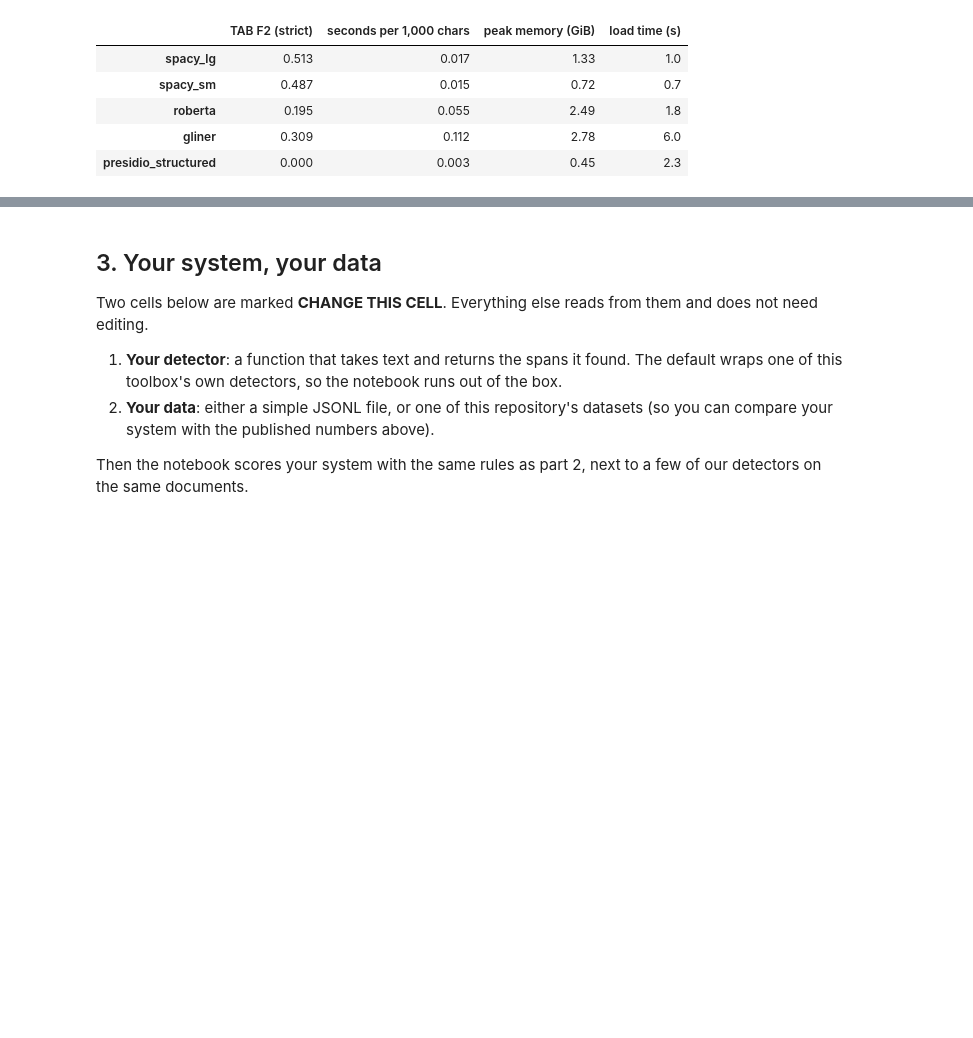
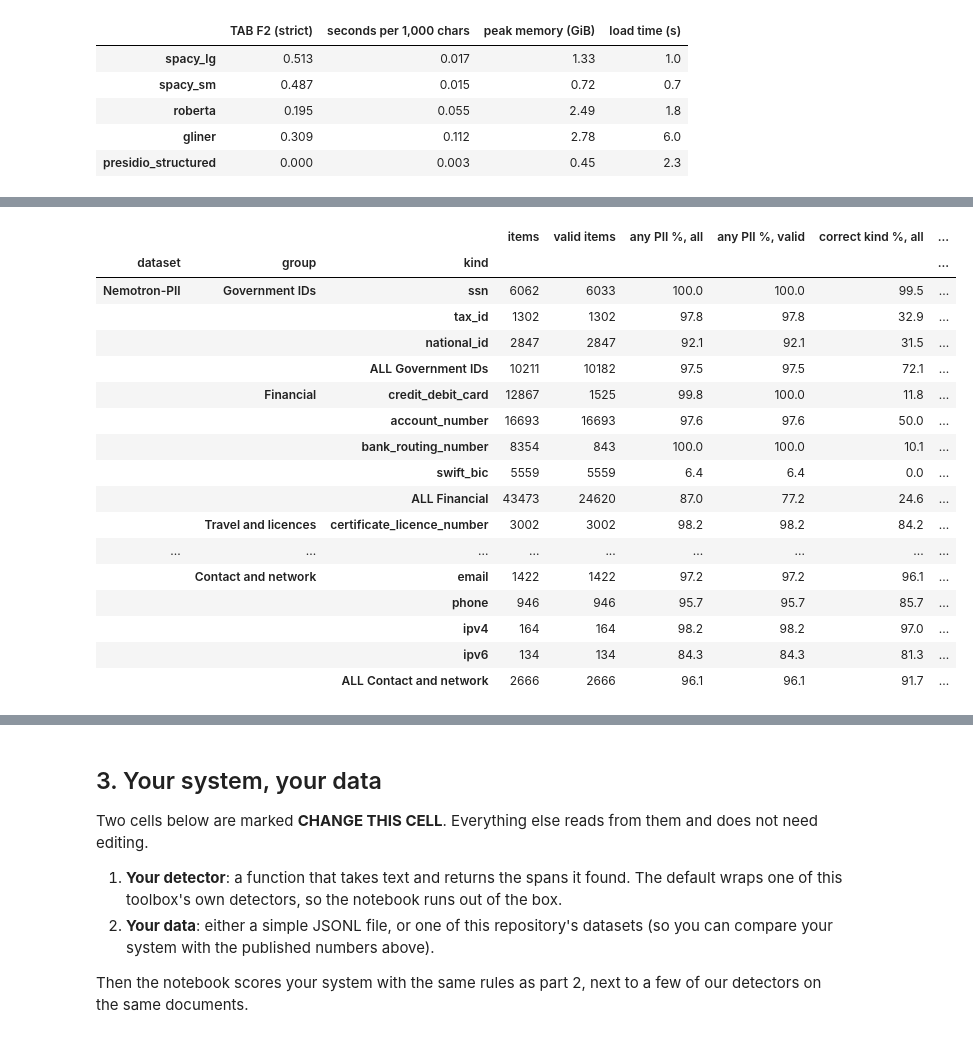
Before and after one commit to TextLayer-Sandbox/pii-toolbox, a Jupyter notebook: notebooks/results.ipynb, the cells around one changed output, grey strips where cells are left out. Saved outputs shown, nothing was run; the diff lists cells and outputs as text; code cells hidden in the pictures; blank space fills up the shorter version.

```diff
--- a/notebooks/results.ipynb
+++ b/notebooks/results.ipynb
@@ -375,0 +394,49 @@ pd.DataFrame(
+# %%
+import json
+
+STRUCTURED = RESULTS / "structured"
+STRUCTURED_DATASETS = {"nemotron": "Nemotron-PII", "gretel": "Gretel finance"}
+structured = {name: json.loads((STRUCTURED / f"{name}__test.json").read_text()) for name in STRUCTURED_DATASETS}
+
+
+def pct(value):
+    return None if value is None else round(100 * value, 1)
+
+
+structured_rows = []
+for name, result in structured.items():
+    for group, group_stats in result["overall"]["groups"].items():
+        kinds = [(kind, stats) for kind, stats in result["overall"]["kinds"].items() if stats["group"] == group and stats["items"]]
+        for label, stats in [*kinds, (f"ALL {group}", group_stats)]:
+            structured_rows.append({
+                "dataset": STRUCTURED_DATASETS[name],
+                "group": group,
+                "kind": label,
+                "items": stats["items"],
+                "valid items": stats["valid_items"],
+                "any PII %, all": pct(stats["any_rate_all"]),
+                "any PII %, valid": pct(stats["any_rate_valid"]),
+                "correct kind %, all": pct(stats["correct_rate_all"]),
+                "correct kind %, valid": pct(stats["correct_rate_valid"]),
+            })
+structured_table = pd.DataFrame(structured_rows).set_index(["dataset", "group", "kind"])
+structured_table
+# %% [output]
+|  |  |  | items | valid items | any PII %, all | any PII %, valid | correct kind %, all | ... |
+| dataset | group | kind |  |  |  |  |  | ... |
+| Nemotron-PII | Government IDs | ssn | 6062 | 6033 | 100.0 | 100.0 | 99.5 | ... |
+|  |  | tax_id | 1302 | 1302 | 97.8 | 97.8 | 32.9 | ... |
+|  |  | national_id | 2847 | 2847 | 92.1 | 92.1 | 31.5 | ... |
+|  |  | ALL Government IDs | 10211 | 10182 | 97.5 | 97.5 | 72.1 | ... |
+|  | Financial | credit_debit_card | 12867 | 1525 | 99.8 | 100.0 | 11.8 | ... |
+|  |  | account_number | 16693 | 16693 | 97.6 | 97.6 | 50.0 | ... |
+|  |  | bank_routing_number | 8354 | 843 | 100.0 | 100.0 | 10.1 | ... |
+|  |  | swift_bic | 5559 | 5559 | 6.4 | 6.4 | 0.0 | ... |
+|  |  | ALL Financial | 43473 | 24620 | 87.0 | 77.2 | 24.6 | ... |
+|  | Travel and licences | certificate_licence_number | 3002 | 3002 | 98.2 | 98.2 | 84.2 | ... |
+| ... | ... | ... | ... | ... | ... | ... | ... | ... |
+|  | Contact and network | email | 1422 | 1422 | 97.2 | 97.2 | 96.1 | ... |
+|  |  | phone | 946 | 946 | 95.7 | 95.7 | 85.7 | ... |
+|  |  | ipv4 | 164 | 164 | 98.2 | 98.2 | 97.0 | ... |
+|  |  | ipv6 | 134 | 134 | 84.3 | 84.3 | 81.3 | ... |
+|  |  | ALL Contact and network | 2666 | 2666 | 96.1 | 96.1 | 91.7 | ... |
```
Also changed, not shown: parts of 5 cells of this notebook, 11 other files.
